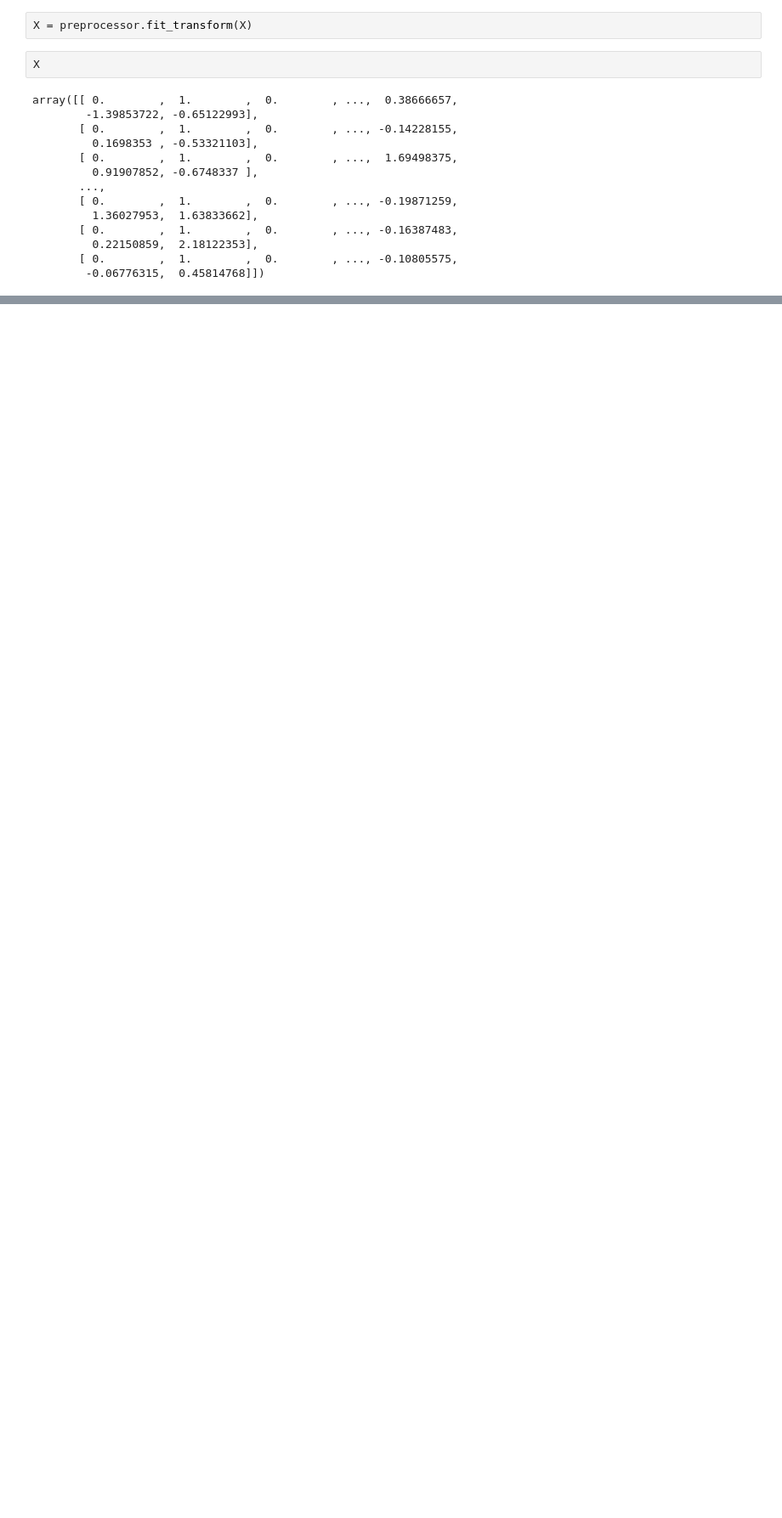
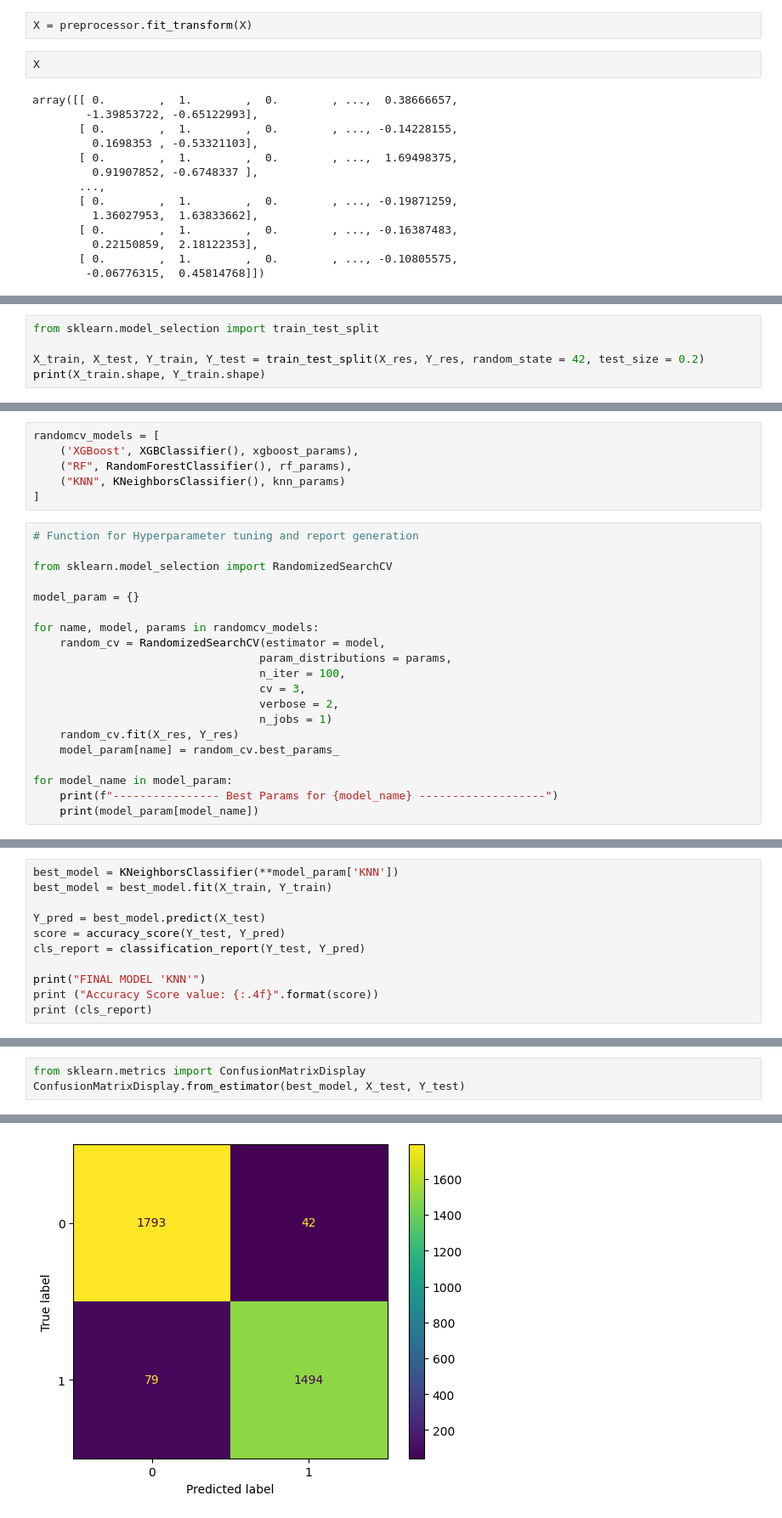
Before and after one commit to BenGJ10/US-Visa-Approval-Prediction, a Jupyter notebook: notebooks/feature_engineering.ipynb, the cells around one changed output, grey strips where cells are left out. Shown at 85% size. Drawn from its saved outputs; the diff is of its cells as text; blank space fills up the shorter version.

Commit message:
Completed Model Training and Hyperparameter Tuning

```diff
--- a/notebooks/feature_engineering.ipynb
+++ b/notebooks/feature_engineering.ipynb
@@ -275,0 +287,5 @@ array([[ 0.        ,  1.        ,  0.        , ...,  0.38666657,
+# %%
+from sklearn.model_selection import train_test_split
+
+X_train, X_test, Y_train, Y_test = train_test_split(X_res, Y_res, random_state = 42, test_size = 0.2)
+print(X_train.shape, Y_train.shape)
@@ -275,0 +440,26 @@ array([[ 0.        ,  1.        ,  0.        , ...,  0.38666657,
+# %%
+randomcv_models = [
+    ('XGBoost', XGBClassifier(), xgboost_params),
+    ("RF", RandomForestClassifier(), rf_params),
+    ("KNN", KNeighborsClassifier(), knn_params)
+]
+# %%
+# Function for Hyperparameter tuning and report generation
+
+from sklearn.model_selection import RandomizedSearchCV
+
+model_param = {}
+
+for name, model, params in randomcv_models:
+    random_cv = RandomizedSearchCV(estimator = model,
+                                  param_distributions = params,
+                                  n_iter = 100,
+                                  cv = 3,
+                                  verbose = 2,
+                                  n_jobs = 1)
+    random_cv.fit(X_res, Y_res)
+    model_param[name] = random_cv.best_params_
+
+for model_name in model_param:
+    print(f"---------------- Best Params for {model_name} -------------------")
+    print(model_param[model_name])
@@ -275,0 +526,11 @@ array([[ 0.        ,  1.        ,  0.        , ...,  0.38666657,
+# %%
+best_model = KNeighborsClassifier(**model_param['KNN'])
+best_model = best_model.fit(X_train, Y_train)
+
+Y_pred = best_model.predict(X_test)
+score = accuracy_score(Y_test, Y_pred)
+cls_report = classification_report(Y_test, Y_pred)
+
+print("FINAL MODEL 'KNN'")
+print ("Accuracy Score value: {:.4f}".format(score))
+print (cls_report)
@@ -275,0 +550,4 @@ array([[ 0.        ,  1.        ,  0.        , ...,  0.38666657,
+# %%
+from sklearn.metrics import ConfusionMatrixDisplay
+ConfusionMatrixDisplay.from_estimator(best_model, X_test, Y_test)
+# %% [output]
@@ -275,0 +555 @@ array([[ 0.        ,  1.        ,  0.        , ...,  0.38666657,
+[figure, added]
```
Also changed, not shown: parts of 21 cells of this notebook, 4 other files.
